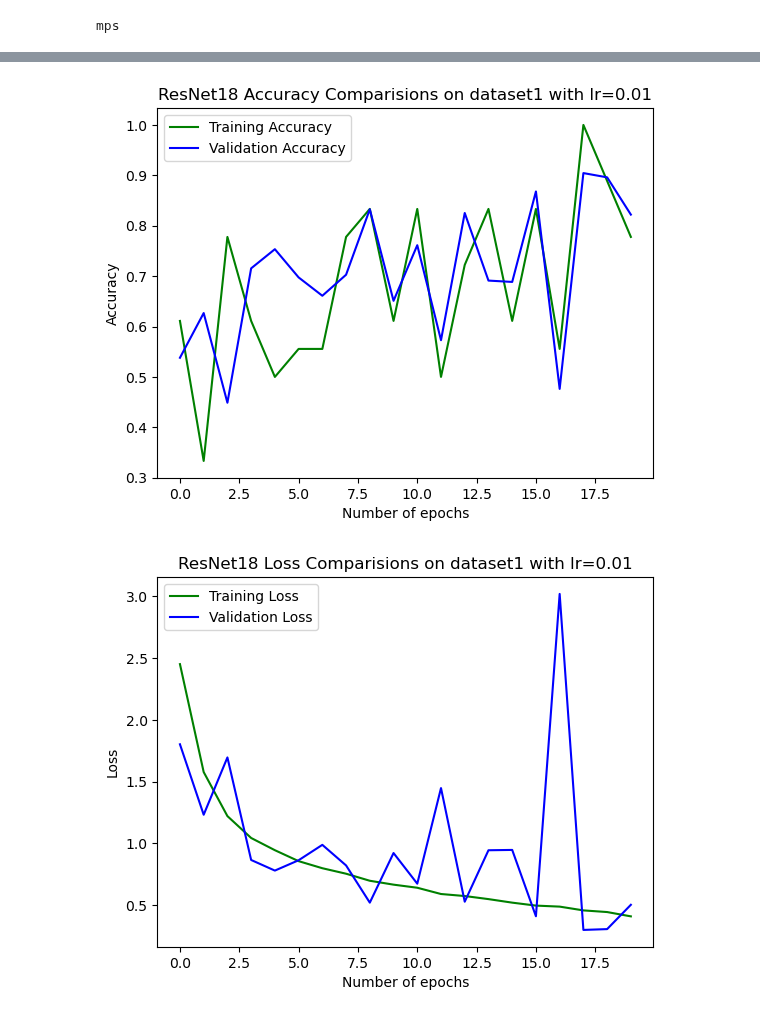
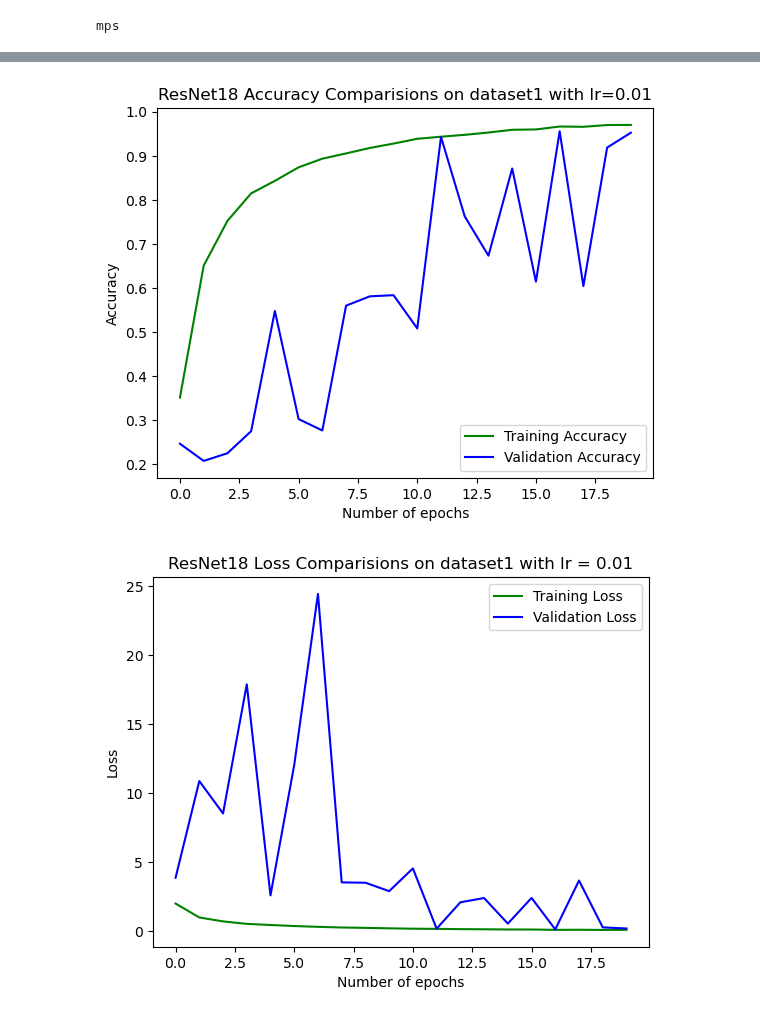
Before and after one commit to lakshyakalia/COMP6721-GroupE, a Jupyter notebook: ResNet18_Dataset1_MPS.ipynb, the cells around one changed output, grey strips where cells are left out. Drawn from its saved outputs; the diff is of its cells as text; code cells hidden in the pictures.

```diff
--- a/ResNet18_Dataset1_MPS.ipynb
+++ b/ResNet18_Dataset1_MPS.ipynb
@@ -27,7 +27,7 @@ device = "mps" if torch.backends.mps.is_available() else "cpu"
 # Hyper-parameters
 num_epochs = 20
 batch_size = 16
-learning_rate = 0.001
+learning_rate = 0.01
 
 #Model Parameters
 num_features = 20
@@ -67,7 +67,7 @@ model.fc = nn.Linear(num_ftrs, num_features)
 model = model.to(device)
 
 criterion = nn.CrossEntropyLoss()
-optimizer = torch.optim.SGD(model.parameters(), lr=learning_rate)
+optimizer = torch.optim.RMSprop(model.parameters(), lr=learning_rate)
 
 print(model)
 # %% [output]
@@ -143,7 +143,7 @@ for epoch in range(num_epochs):
                     (correct / total) * 100))
             batchwiseTrainAccuracyLog.append((correct / total) * 100)
             batchwiseTrainLossLog.append(loss.item())
-    training_accuracy = correct / total
+    training_accuracy = accumulated_train_accuracy / total_label_count
     epochwiseTrainAccuracyLog.append(training_accuracy)
     print(f'EPOCH {epoch + 1}.....................')
     print('Accuracy on training set: {}%'.format(100 * training_accuracy))
@@ -198,28 +198,28 @@ Training Finished!
 # %%
 fig,ax=plt.subplots()
 epochs_list = list(range(0,20))
 ax.plot(epochs_list,epochwiseTrainAccuracyLog,'g',label='Training Accuracy')
 ax.plot(epochs_list,epochwiseValAccuracyLog,'b',label='Validation Accuracy')
 ax.plot()
-ax.set_title('ResNet18 Accuracy Comparisions on dataset1 with lr=0.01')
+ax.set_title('ResNet18 Accuracy Comparisions on dataset1 with lr='+str(learning_rate))
 ax.set_xlabel('Number of epochs')
 ax.set_ylabel('Accuracy')
 ax.legend()
 plt.show()
 # %% [output]
-[figure, old version]
+[figure, new version]
 # %%
 fig,ax=plt.subplots()
 ax.plot(epochs_list,epochwiseTrainLossLog,'g',label='Training Loss')
 ax.plot(epochs_list,epochwiseValLossLog,'b',label='Validation Loss')
 ax.plot()
-ax.set_title('ResNet18 Loss Comparisions on dataset1 with lr=0.01')
+ax.set_title('ResNet18 Loss Comparisions on dataset1 with lr = '+str(learning_rate))
 ax.set_xlabel('Number of epochs')
 ax.set_ylabel('Loss')
 ax.legend()
 plt.show()
 # %% [output]
-[figure, old version]
+[figure, new version]
 # %%
 y_pred = []
 groundtruth = []
```
Also changed, not shown: parts of 4 cells of this notebook.
